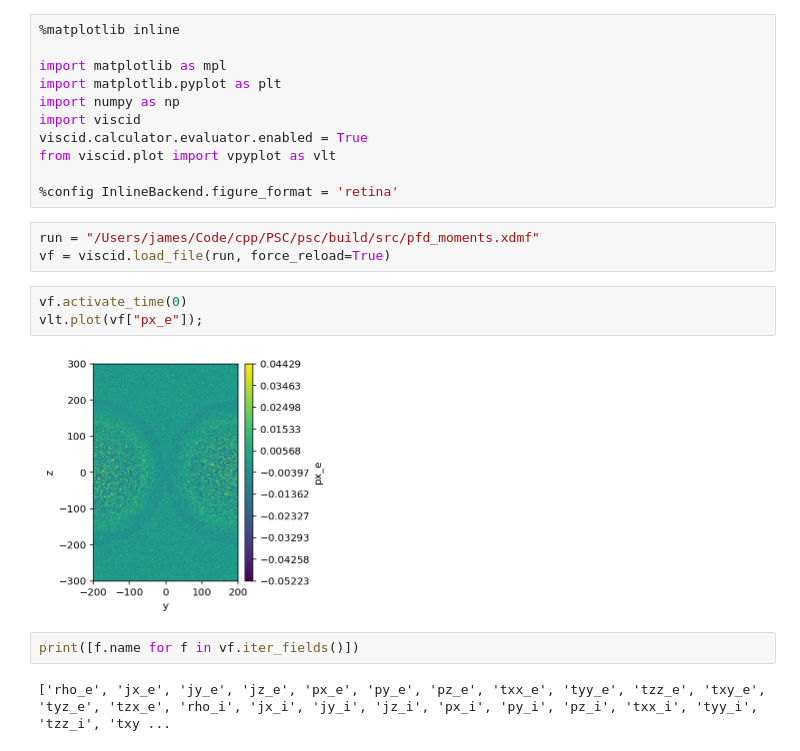
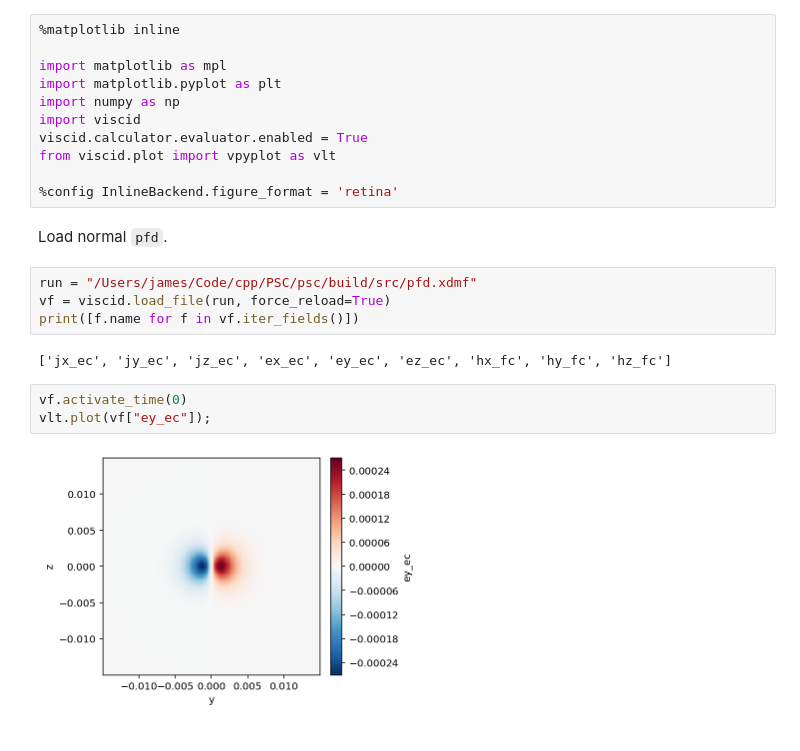
Before and after one commit to JamesMcClung/psc-scrap, a Jupyter notebook: plot_pfd.ipynb, the cells around one changed output. Cells and saved outputs as stored; diff of their text form.

Commit message:
Plots both pfd and pfd_moments

```diff
--- a/plot_pfd.ipynb
+++ b/plot_pfd.ipynb
@@ -9,15 +9,16 @@ viscid.calculator.evaluator.enabled = True
 from viscid.plot import vpyplot as vlt
 
 %config InlineBackend.figure_format = 'retina'
+# %% [markdown]
+Load normal `pfd`.
 # %%
-run = "/Users/james/Code/cpp/PSC/psc/build/src/pfd_moments.xdmf"
+run = "/Users/james/Code/cpp/PSC/psc/build/src/pfd.xdmf"
 vf = viscid.load_file(run, force_reload=True)
+print([f.name for f in vf.iter_fields()])
+# %% [output]
+['jx_ec', 'jy_ec', 'jz_ec', 'ex_ec', 'ey_ec', 'ez_ec', 'hx_fc', 'hy_fc', 'hz_fc']
 # %%
 vf.activate_time(0)
-vlt.plot(vf["px_e"]);
+vlt.plot(vf["ey_ec"]);
 # %% [output]
-[figure, old version]
+[figure, new version]
-# %%
-print([f.name for f in vf.iter_fields()])
-# %% [output]
-['rho_e', 'jx_e', 'jy_e', 'jz_e', 'px_e', 'py_e', 'pz_e', 'txx_e', 'tyy_e', 'tzz_e', 'txy_e', 'tyz_e', 'tzx_e', 'rho_i', 'jx_i', 'jy_i', 'jz_i', 'px_i', 'py_i', 'pz_i', 'txx_i', 'tyy_i', 'tzz_i', 'txy ...
```
Also changed, not shown: parts of 4 cells of this notebook.
